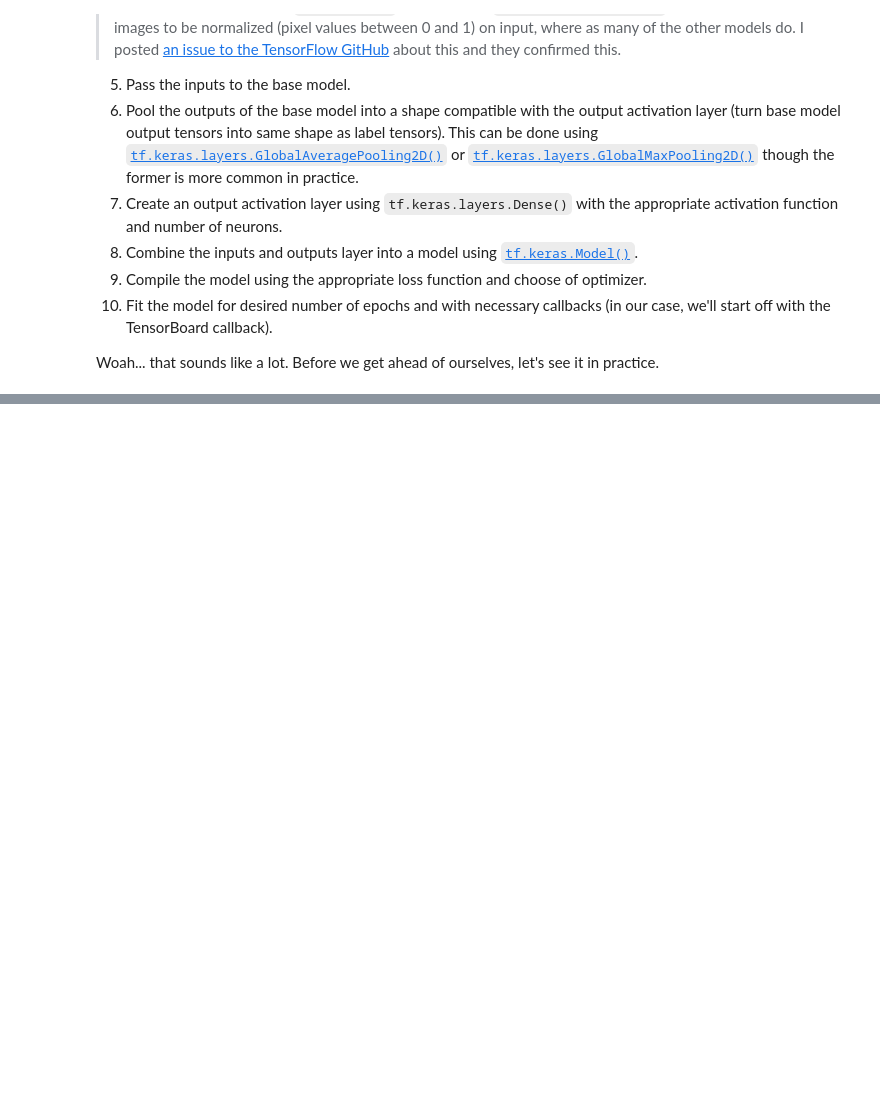
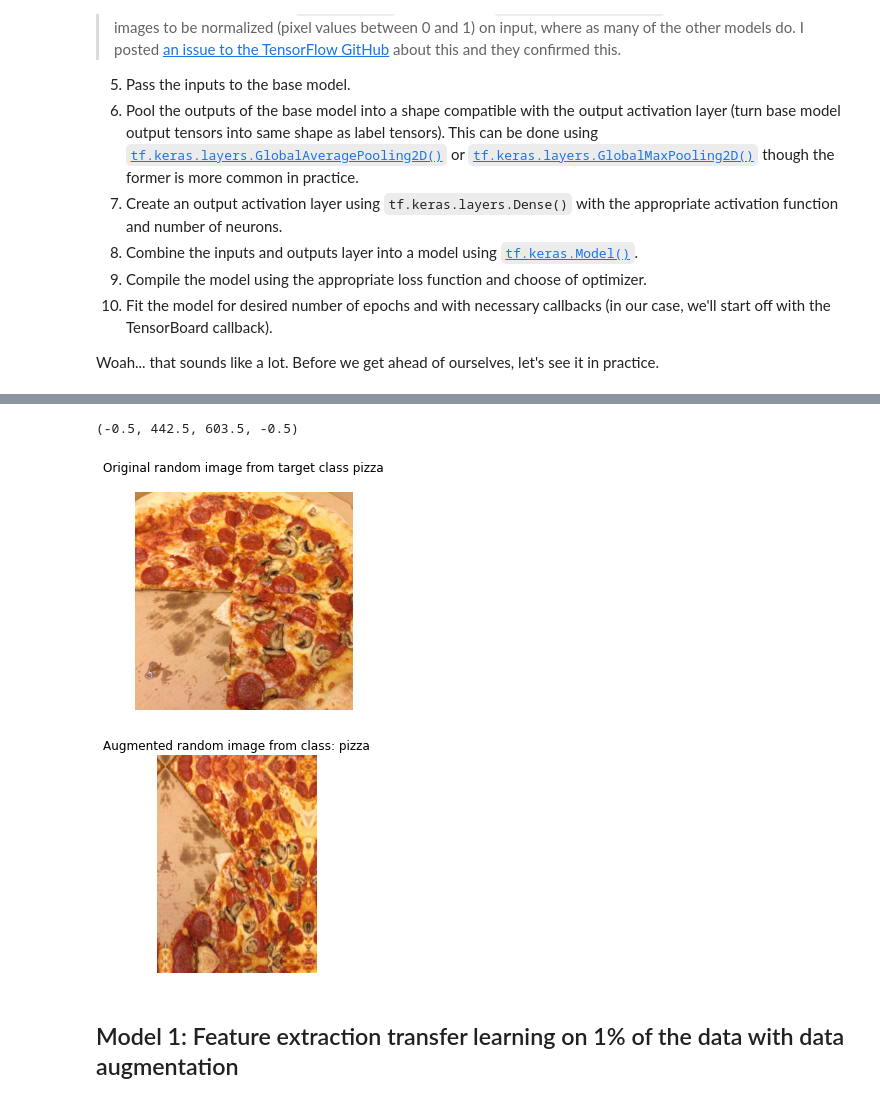
Before and after one commit to helloitsdaksh/Tensorflow_colab, a Jupyter notebook: 05_transfer_learning_in_tensorflow_part_2_fine_tuning.ipynb, the cells around one changed output, grey strips where cells are left out. Saved outputs shown, nothing was run; the diff lists cells and outputs as text; code cells hidden in the pictures; blank space fills up the shorter version.

```diff
--- a/05_transfer_learning_in_tensorflow_part_2_fine_tuning.ipynb
+++ b/05_transfer_learning_in_tensorflow_part_2_fine_tuning.ipynb
@@ -322,0 +404,4 @@ _________________________________________________________________
+# %%
+# Create training and test dirs
+train_dir = "10_food_classes_1_percent/train"
+test_dir = "10_food_classes_1_percent/test"
@@ -322,0 +468,41 @@ _________________________________________________________________
+# %%
+# create data augmentation stage with horizontal flip, rotations, zooms, etc
+data_augmentation = keras.Sequential([
+    preprocessing.RandomFlip("horizontal"),
+    preprocessing.RandomRotation(0.2),
+    preprocessing.RandomZoom(0.2),
+    preprocessing.RandomHeight(0.2),
+    preprocessing.RandomWidth(0.2),
+  # preprocessing.Rescaling(1./255) # keep for ResNet50V2, remove for EfficientNetB0
+], name = "data_augmentation")
+# %%
+# view a random image and compare it to augmented verison
+import matplotlib.pyplot as plt
+import matplotlib.image as mpimg
+import os
+import random
+
+target_class = random.choice(train_data_1_percent.class_names)
+target_dir = "10_food_classes_1_percent/train/" + target_class
+random_image = random.choice(os.listdir(target_dir))
+random_image_path = target_dir + "/" + random_image
+
+
+# Read in random image
+image = mpimg.imread(random_image_path)
+plt.imshow(image)
+plt.title(f"Original random image from target class {target_class}\n")
+plt.axis(False)
+
+# Now let's plot our random image
+augmented_img = data_augmentation(image)
+plt.figure()
+plt.imshow(augmented_img/255)
+plt.title(f"Augmented random image from class: {target_class}")
+plt.axis(False)
+# %% [output]
+(-0.5, 442.5, 603.5, -0.5)
+[figure, added]
+[figure, added]
+# %% [markdown]
+## Model 1: Feature extraction transfer learning on 1% of the data with data augmentation
```
Also changed, not shown: parts of 28 cells of this notebook.
